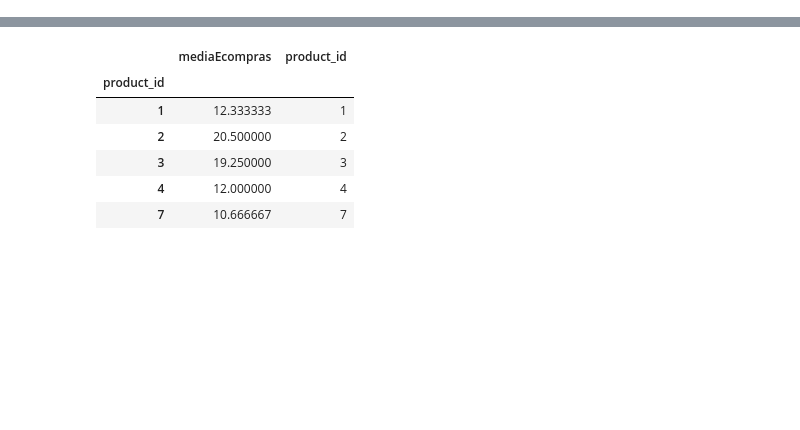
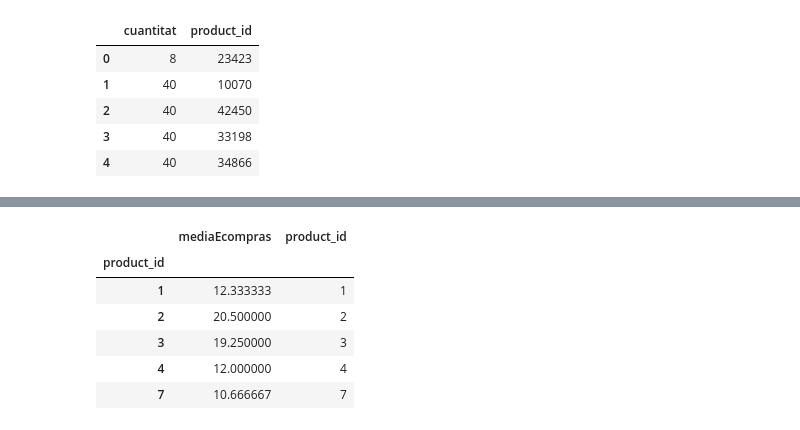
Before and after one commit to JoanSalinas/manducare, a Jupyter notebook: manducareJupyter.ipynb, the cells around one changed output, grey strips where cells are left out. Saved outputs shown, nothing was run; the diff lists cells and outputs as text; code cells hidden in the pictures; blank space fills up the shorter version.

```diff
--- a/manducareJupyter.ipynb
+++ b/manducareJupyter.ipynb
@@ -18,0 +29,14 @@ products.head()
+# %%
+products.head()
+#departments.head()
+#mergedOrders.head()
+mergedOrders1 = mergedOrders.drop(columns=["Unnamed: 0","reordered","user_id","days_since_prior_order"])#.groupby("product_id").count()
+mergedOrders1 = mergedOrders1.rename(columns={"order_id":"cuantitat"})
+mergedOrders1.head()
+# %% [output]
+|  | cuantitat | product_id |
+| 0 | 8 | 23423 |
+| 1 | 40 | 10070 |
+| 2 | 40 | 42450 |
+| 3 | 40 | 33198 |
+| 4 | 40 | 34866 |
```
Also changed, not shown: parts of 16 cells of this notebook, 1 other file.
